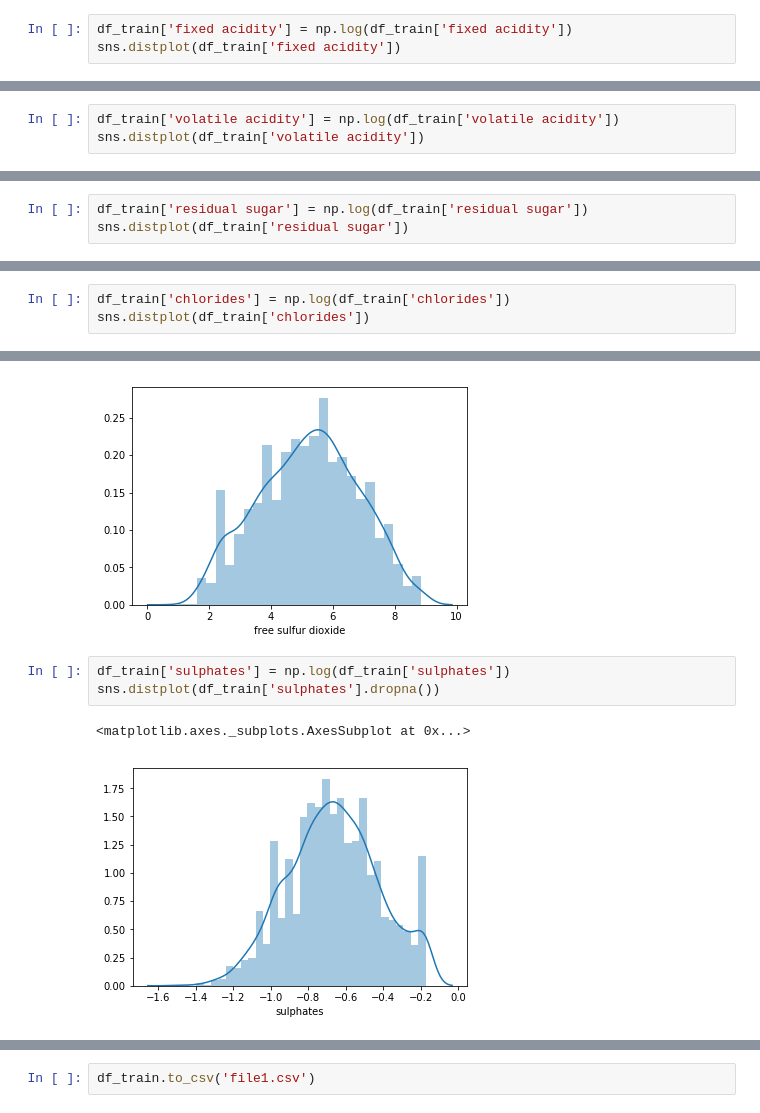
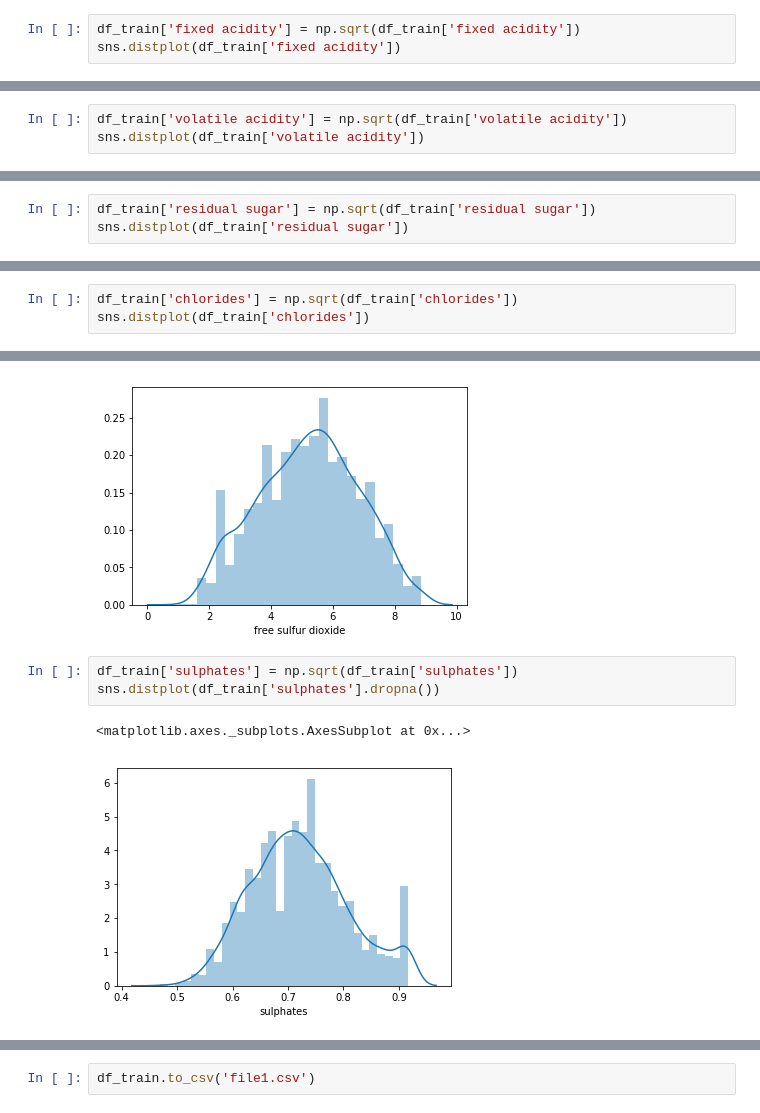
Before and after one commit to nipun1992/Predicting-Wine-Color, a Jupyter notebook: src/Wine_quality_Prediction.ipynb, the cells around one changed output, grey strips where cells are left out. Cells and saved outputs as stored; diff of their text form.

```diff
--- a/src/Wine_quality_Prediction.ipynb
+++ b/src/Wine_quality_Prediction.ipynb
@@ -544,7 +544,7 @@ alcohol skewness score : 0.5080525132010668
 # %% [markdown]
 From the distplots, it can be observed that the feature columns **volatile acidity**, **residual sugar**, **free sulfur dioxide**, **sulphates**, **chlorides** and **alcohol** are considerably skewed. We will remove skewness by performing square root transformation
 # %%
-df_train['fixed acidity'] = np.log(df_train['fixed acidity'])
+df_train['fixed acidity'] = np.sqrt(df_train['fixed acidity'])
 sns.distplot(df_train['fixed acidity'])
 # %% [output]
 <matplotlib.axes._subplots.AxesSubplot at 0x...>
@@ -552,5 +552,5 @@ sns.distplot(df_train['fixed acidity'])
 # %%
-df_train['volatile acidity'] = np.log(df_train['volatile acidity'])
+df_train['volatile acidity'] = np.sqrt(df_train['volatile acidity'])
 sns.distplot(df_train['volatile acidity'])
 # %% [output]
 <matplotlib.axes._subplots.AxesSubplot at 0x...>
@@ -558,5 +558,5 @@ sns.distplot(df_train['volatile acidity'])
 # %%
-df_train['residual sugar'] = np.log(df_train['residual sugar'])
+df_train['residual sugar'] = np.sqrt(df_train['residual sugar'])
 sns.distplot(df_train['residual sugar'])
 # %% [output]
 <matplotlib.axes._subplots.AxesSubplot at 0x...>
@@ -564,5 +564,5 @@ sns.distplot(df_train['residual sugar'])
 # %%
-df_train['chlorides'] = np.log(df_train['chlorides'])
+df_train['chlorides'] = np.sqrt(df_train['chlorides'])
 sns.distplot(df_train['chlorides'])
 # %% [output]
 <matplotlib.axes._subplots.AxesSubplot at 0x...>
@@ -574,9 +574,9 @@ sns.distplot(df_train['free sulfur dioxide'].dropna())
 <matplotlib.axes._subplots.AxesSubplot at 0x...>
 [figure]
 # %%
-df_train['sulphates'] = np.log(df_train['sulphates'])
+df_train['sulphates'] = np.sqrt(df_train['sulphates'])
 sns.distplot(df_train['sulphates'].dropna())
 # %% [output]
 <matplotlib.axes._subplots.AxesSubplot at 0x...>
-[figure, old version]
+[figure, new version]
 # %%
```
Also changed, not shown: parts of 29 cells of this notebook.
